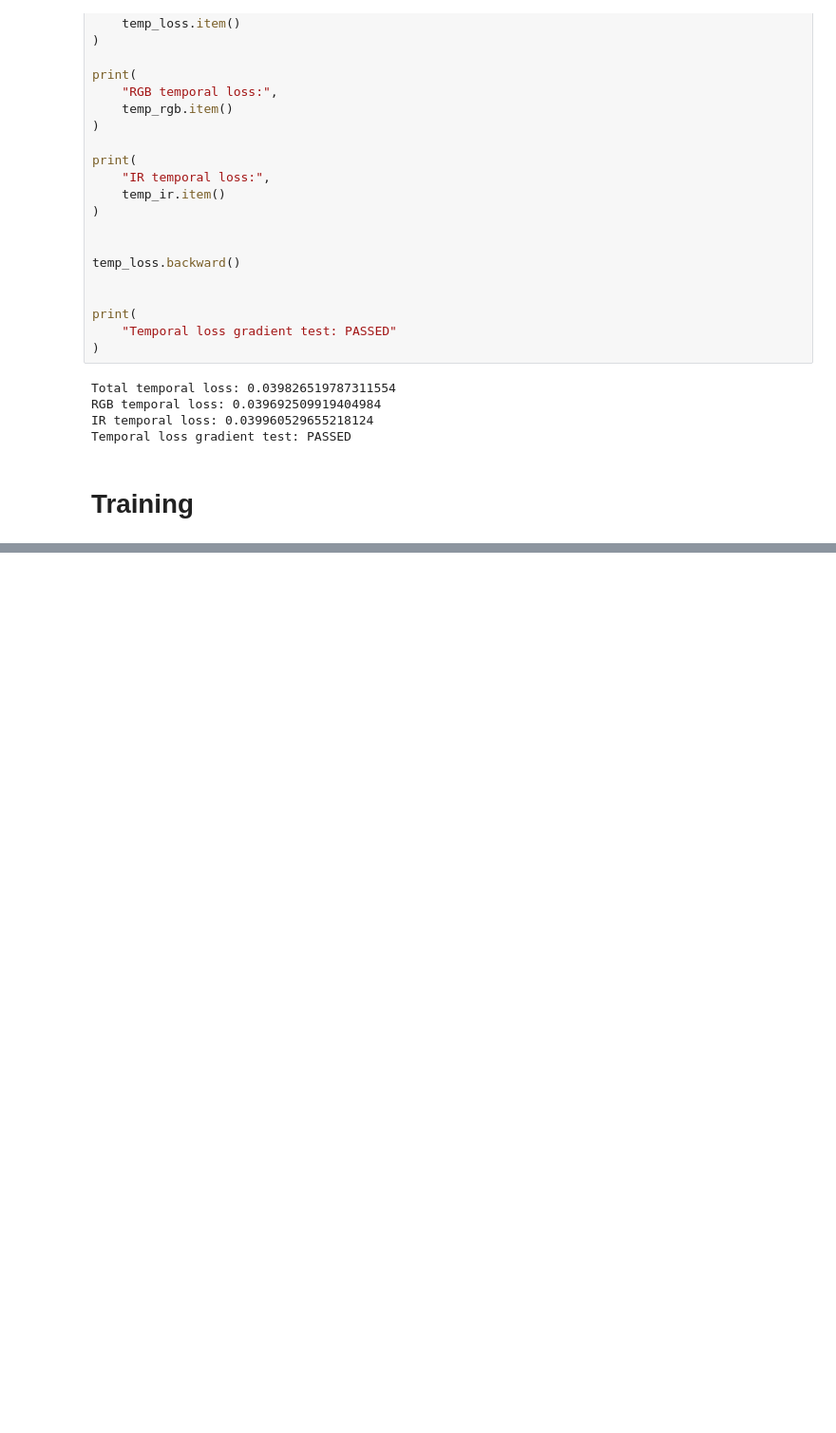
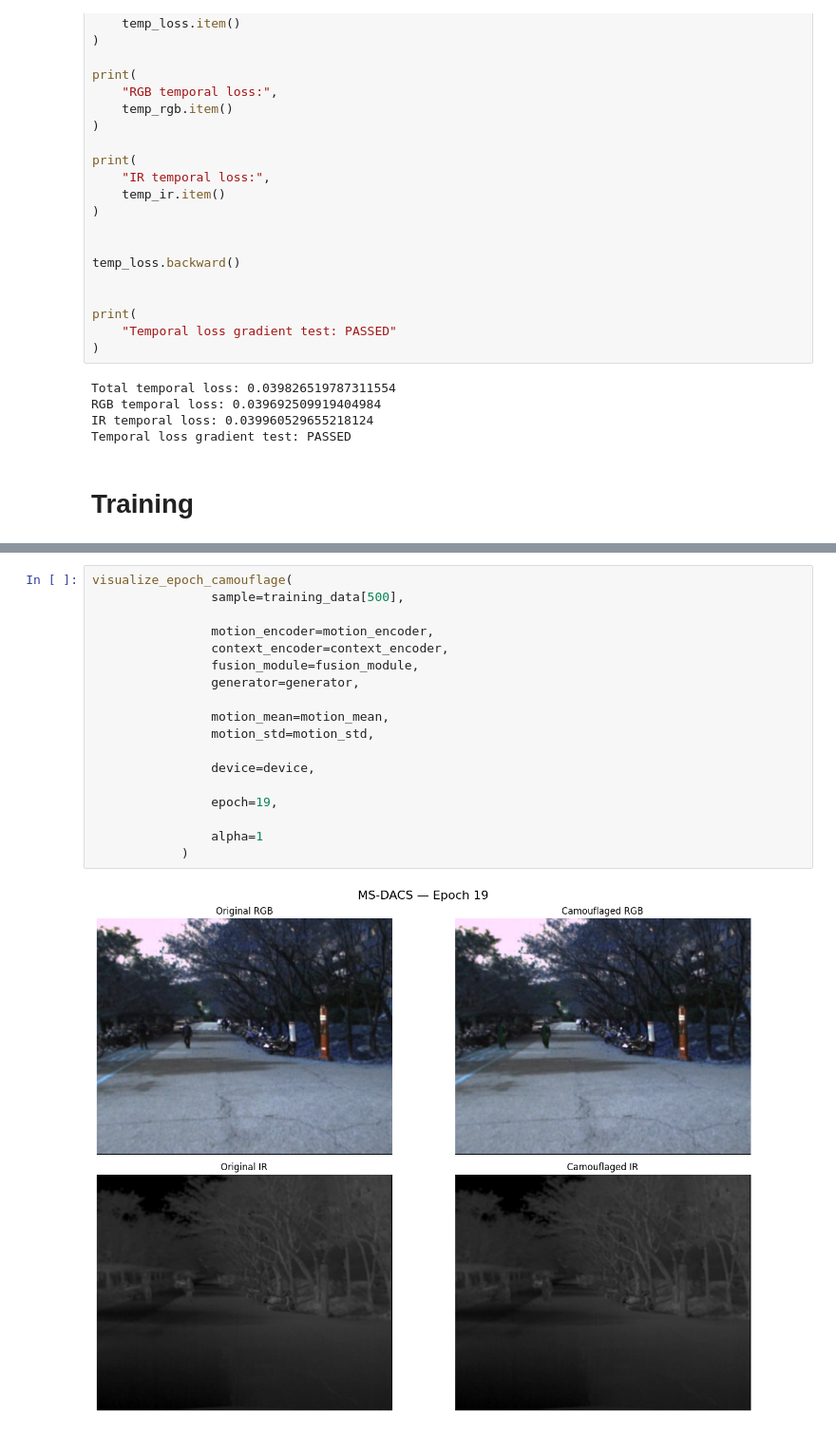
Before and after one commit to Debnath-Goutam/MS-DACS, a Jupyter notebook: MSDACS_Updated.ipynb, the cells around one changed output, grey strips where cells are left out. Shown at 95% size. Drawn from its saved outputs; the diff is of its cells as text; blank space fills up the shorter version.

```diff
--- a/MSDACS_Updated.ipynb
+++ b/MSDACS_Updated.ipynb
@@ -5410,0 +7100,20 @@ detector_test_history = train_msdacs(
+# %%
+visualize_epoch_camouflage(
+                sample=training_data[500],
+
+                motion_encoder=motion_encoder,
+                context_encoder=context_encoder,
+                fusion_module=fusion_module,
+                generator=generator,
+
+                motion_mean=motion_mean,
+                motion_std=motion_std,
+
+                device=device,
+
+                epoch=19,
+
+                alpha=1
+            )
+# %% [output]
+[figure, added]
```
Also changed, not shown: parts of 38 cells of this notebook.
